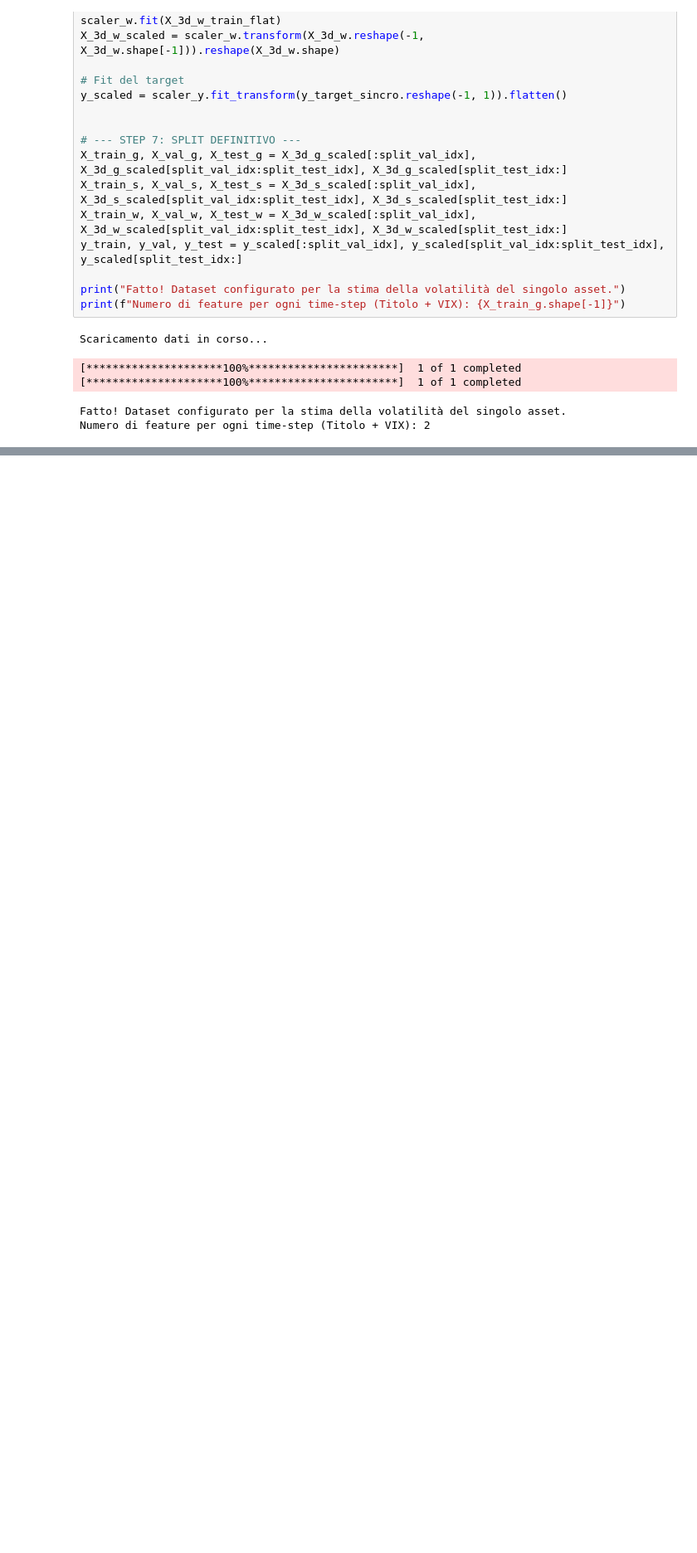
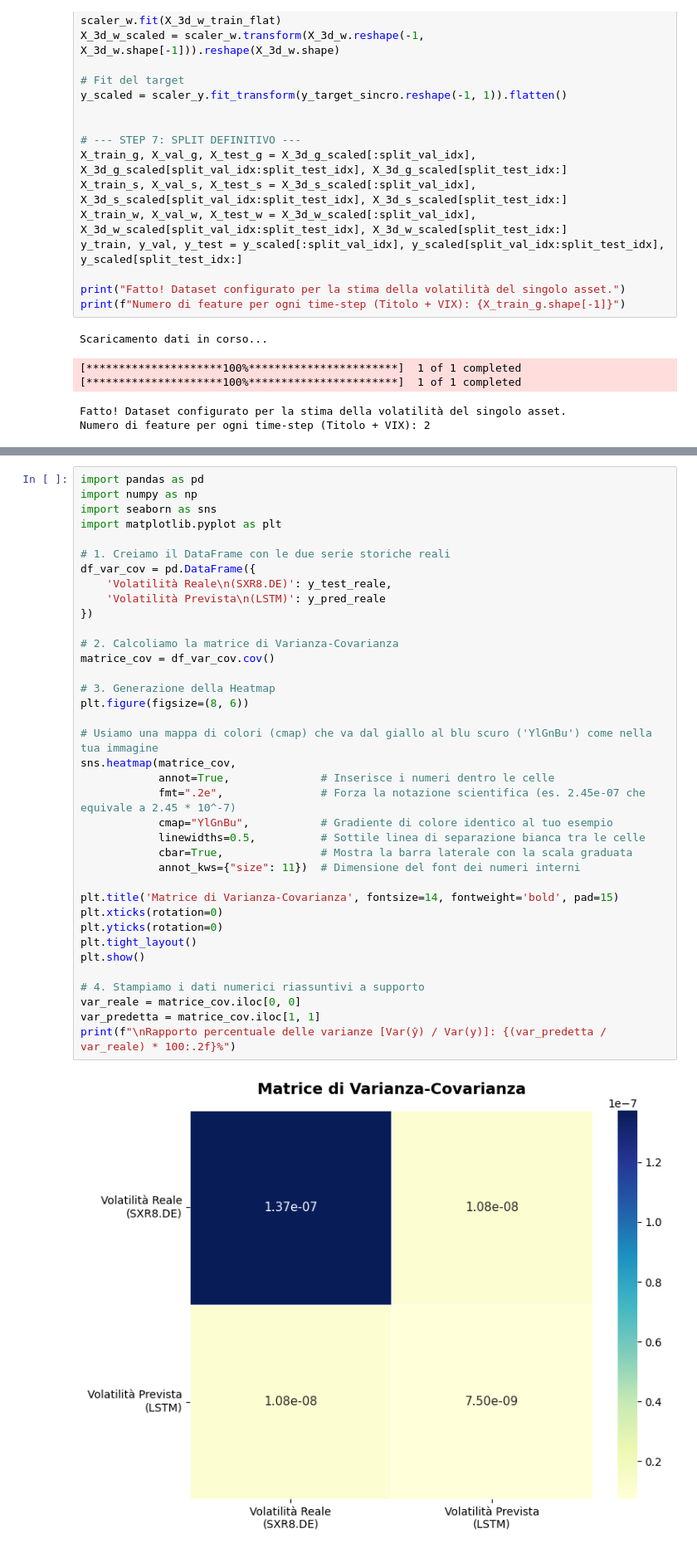
Before and after one commit to PepeFederico/Progetto_Mercati_Finanziari, a Jupyter notebook: rendimenti.ipynb, the cells around one changed output, grey strips where cells are left out. Shown at 83% size. Drawn from its saved outputs; the diff is of its cells as text; blank space fills up the shorter version.

```diff
--- a/rendimenti.ipynb
+++ b/rendimenti.ipynb
@@ -1427,0 +1695,39 @@ NOTA: Se lb_pvalue < 0.05 -> Il modello insegue (autocorrelazione nei residui)
+# %%
+import pandas as pd
+import numpy as np
+import seaborn as sns
+import matplotlib.pyplot as plt
+
+# 1. Creiamo il DataFrame con le due serie storiche reali
+df_var_cov = pd.DataFrame({
+    'Volatilità Reale\n(SXR8.DE)': y_test_reale,
+    'Volatilità Prevista\n(LSTM)': y_pred_reale
+})
+
+# 2. Calcoliamo la matrice di Varianza-Covarianza
+matrice_cov = df_var_cov.cov()
+
+# 3. Generazione della Heatmap
+plt.figure(figsize=(8, 6))
+
+# Usiamo una mappa di colori (cmap) che va dal giallo al blu scuro ('YlGnBu') come nella tua immagine
+sns.heatmap(matrice_cov,
+            annot=True,              # Inserisce i numeri dentro le celle
+            fmt=".2e",               # Forza la notazione scientifica (es. 2.45e-07 che equivale a 2.45 * 10^-7)
+            cmap="YlGnBu",           # Gradiente di colore identico al tuo esempio
+            linewidths=0.5,          # Sottile linea di separazione bianca tra le celle
+            cbar=True,               # Mostra la barra laterale con la scala graduata
+            annot_kws={"size": 11})  # Dimensione del font dei numeri interni
+
+plt.title('Matrice di Varianza-Covarianza', fontsize=14, fontweight='bold', pad=15)
+plt.xticks(rotation=0)
+plt.yticks(rotation=0)
+plt.tight_layout()
+plt.show()
+
+# 4. Stampiamo i dati numerici riassuntivi a supporto
+var_reale = matrice_cov.iloc[0, 0]
+var_predetta = matrice_cov.iloc[1, 1]
+print(f"\nRapporto percentuale delle varianze [Var(ŷ) / Var(y)]: {(var_predetta / var_reale) * 100:.2f}%")
+# %% [output]
+[figure, added]
```
Also changed, not shown: parts of 15 cells of this notebook.
